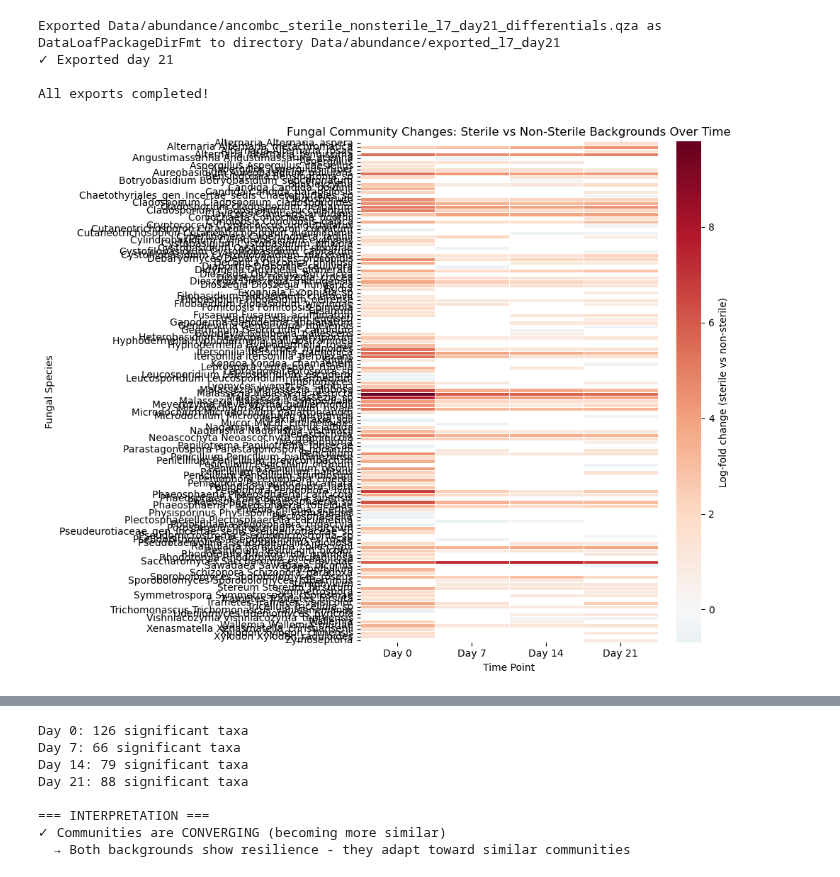
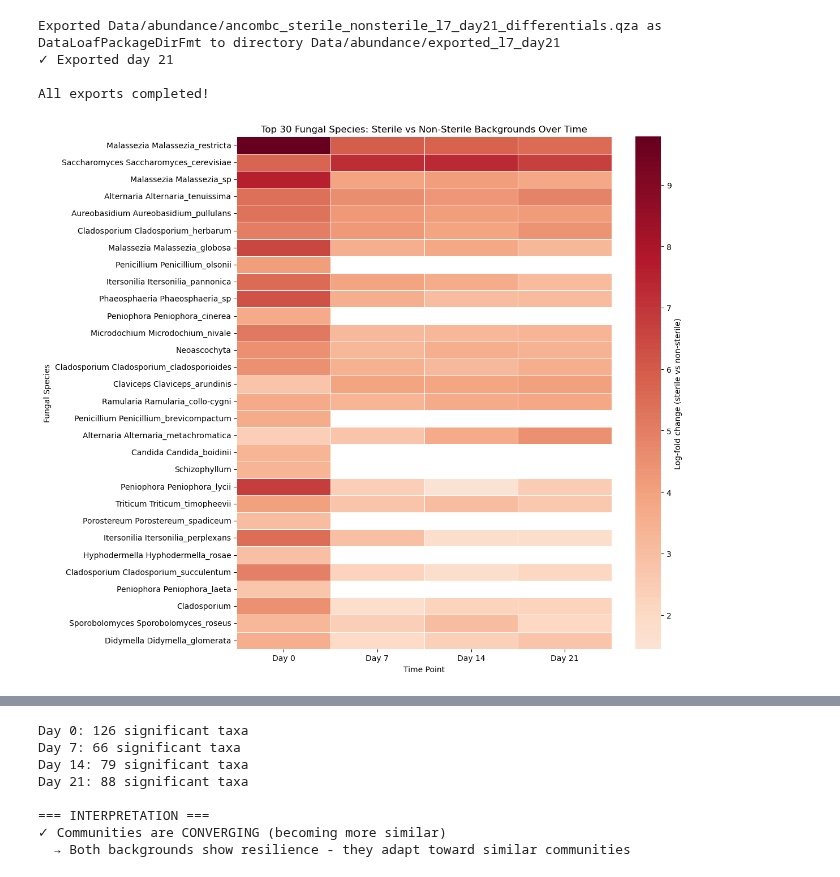
Before and after one commit to ninaaa-a/FermentYOU, a Jupyter notebook: Differential abundance.ipynb, the cells around one changed output, grey strips where cells are left out. Drawn from its saved outputs; the diff is of its cells as text; code cells hidden in the pictures.

Commit message:
Visualized differential abundance

```diff
--- a/Differential abundance.ipynb
+++ b/Differential abundance.ipynb
@@ -330,56 +334,61 @@ for day in days:
     df = df.reset_index()
     results_species_level[day] = df
 # %%
-# Create heatmap matrix for FUNGI only
+# Create heatmap matrix
+
 heatmap_data = []
-
 for day, df in results_species_level.items():
     significant = df[df['q_val'] < 0.05].copy()
     significant['day'] = f'Day {day}'
-
-    # Filter for FUNGI only (kingdom level)
-    significant_fungi = significant[significant['id'].str.contains('k__Fungi', na=False)].copy()
 
     # Extract ONLY genus and species
     def extract_genus_species(tax_string):
         parts = tax_string.split(';')
         genus = [p for p in parts if p.startswith('g__')]
         species = [p for p in parts if p.startswith('s__')]
 
         genus_name = genus[0].replace('g__', '').strip() if genus else ''
         species_name = species[0].replace('s__', '').strip() if species else ''
 
-        # Only return if we have actual names (not empty or unidentified)
         if genus_name and species_name and species_name != '':
             return f"{genus_name} {species_name}"
         elif genus_name and genus_name != '':
             return genus_name
         else:
             return None
 
-    significant_fungi['display_name'] = significant_fungi['id'].apply(extract_genus_species)
+    significant['display_name'] = significant['id'].apply(extract_genus_species)
+    significant = significant[significant['display_name'].notna()]
 
-    # Remove entries without proper genus/species names
-    significant_fungi = significant_fungi[significant_fungi['display_name'].notna()]
-
-    heatmap_data.append(significant_fungi[['display_name', 'lfc', 'day']])
+    heatmap_data.append(significant[['display_name', 'lfc', 'day']])
 
 combined = pd.concat(heatmap_data, ignore_index=True)
-heatmap_matrix = combined.pivot(index='display_name', columns='day', values='lfc')
+
+# Filter for top taxa by absolute log-fold change
+top_n = 30  # Adjust this number as needed
+mean_abs_lfc = combined.groupby('display_name')['lfc'].apply(lambda x: abs(x).mean())
+top_taxa = mean_abs_lfc.nlargest(top_n).index
+combined_filtered = combined[combined['display_name'].isin(top_taxa)]
+
+heatmap_matrix = combined_filtered.pivot(index='display_name', columns='day', values='lfc')
 
 # Sort columns by day order
 day_order = ['Day 0', 'Day 7', 'Day 14', 'Day 21']
 heatmap_matrix = heatmap_matrix.reindex(columns=day_order)
 
-# Create heatmap
-plt.figure(figsize=(10, 8))
+# Sort rows by hierarchical clustering or by mean LFC
+row_order = heatmap_matrix.mean(axis=1).sort_values(ascending=False).index
+heatmap_matrix = heatmap_matrix.reindex(row_order)
+
+# Create heatmap with larger figure
+plt.figure(figsize=(12, 10))
 sns.heatmap(heatmap_matrix, cmap='RdBu_r', center=0,
             cbar_kws={'label': 'Log-fold change (sterile vs non-sterile)'},
             linewidths=0.5, yticklabels=True)
-plt.title('Fungal Community Changes: Sterile vs Non-Sterile Backgrounds Over Time')
+plt.title(f'Top {top_n} Fungal Species: Sterile vs Non-Sterile Backgrounds Over Time')
 plt.xlabel('Time Point')
 plt.ylabel('Fungal Species')
 plt.tight_layout()
 plt.show()
 # %% [output]
-[figure, old version]
+[figure, new version]
```
Also changed, not shown: parts of 16 cells of this notebook.
